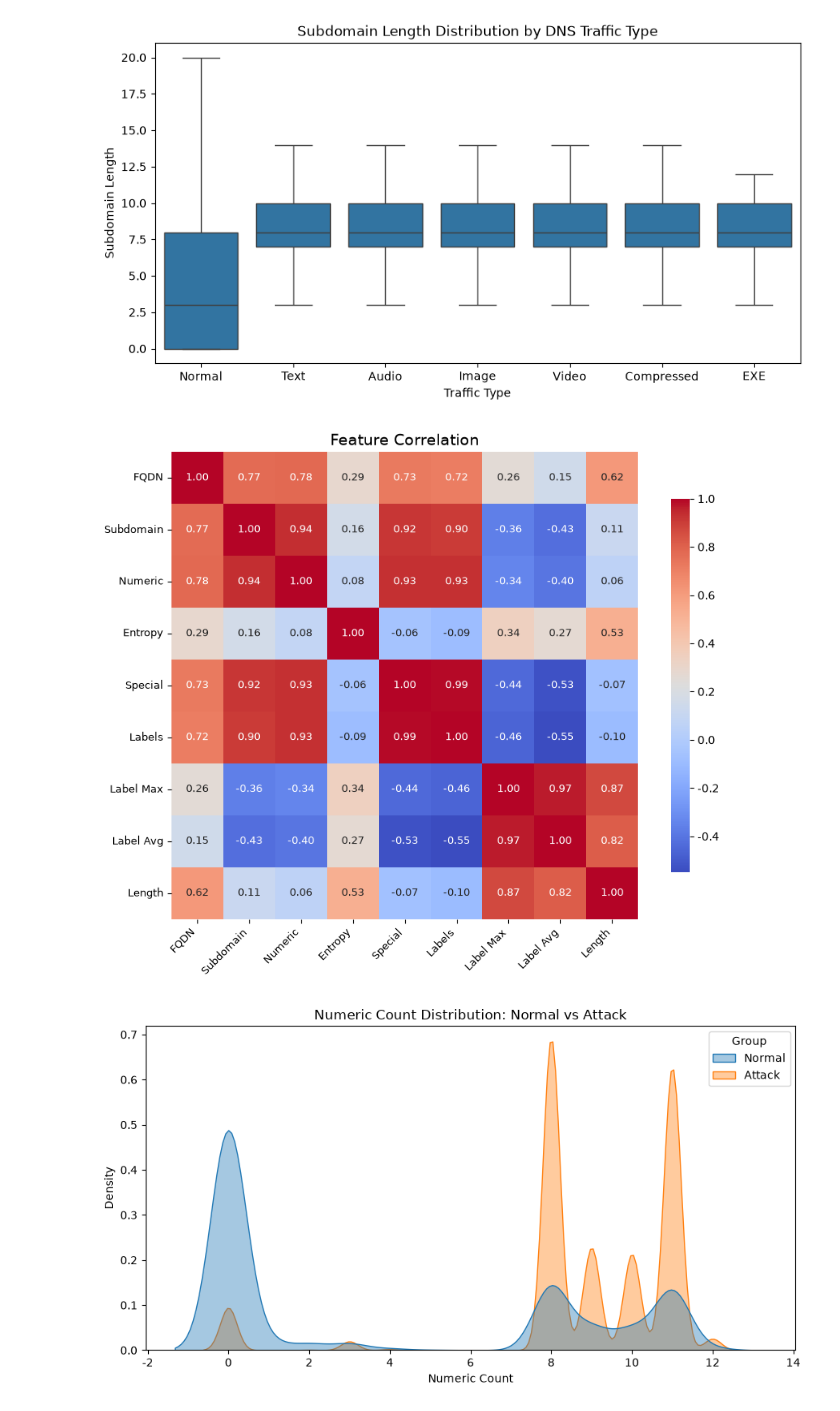
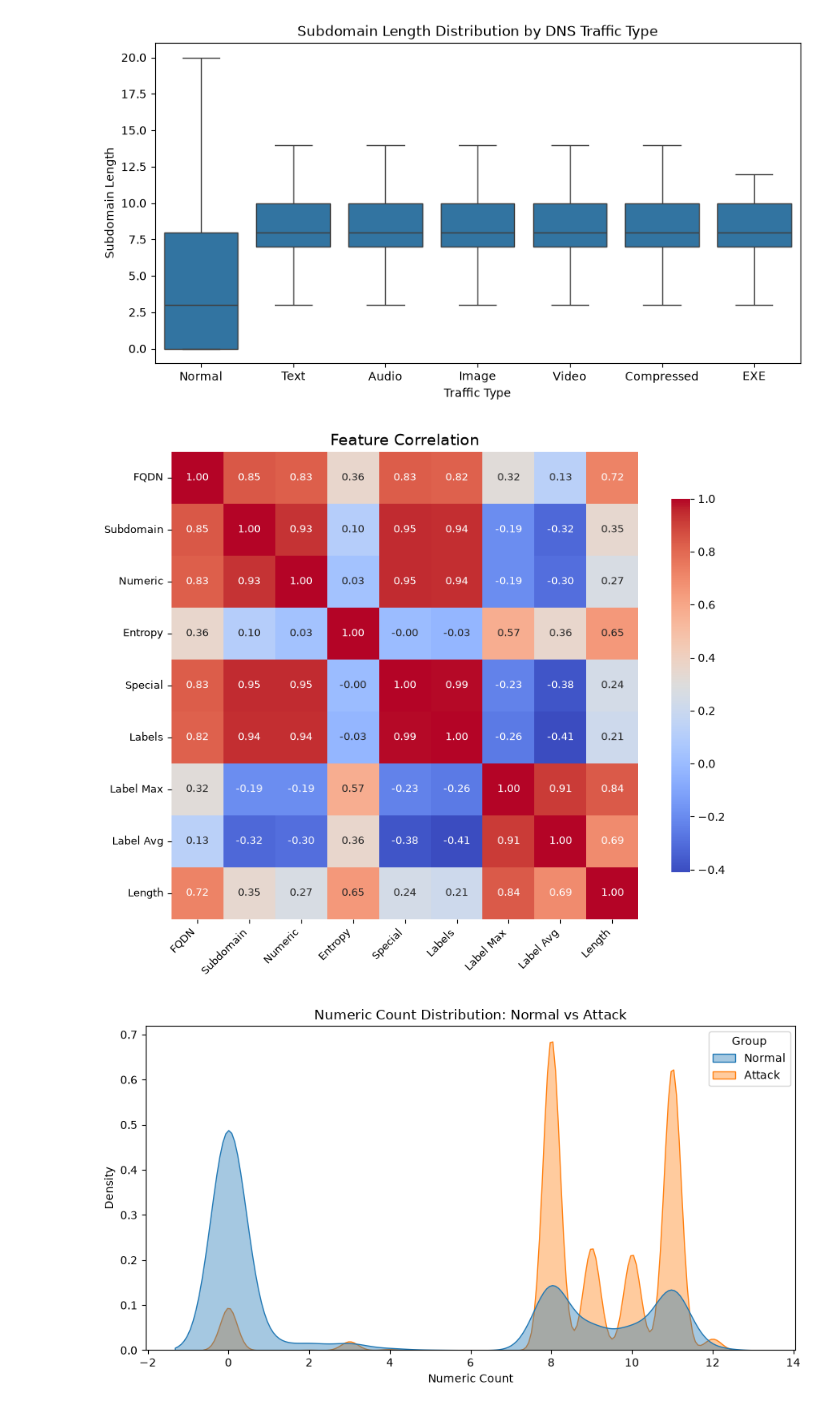
Before and after one commit to dlrjsdud332-pixel/dns-malicious-detection, a Jupyter notebook: notebooks/CIC-Bell-DNS-EXF-2021_DNS_Security_EDA.ipynb, the cells around one changed output. Cells and saved outputs as stored; diff of their text form; code cells hidden in the pictures.

```diff
--- a/notebooks/CIC-Bell-DNS-EXF-2021_DNS_Security_EDA.ipynb
+++ b/notebooks/CIC-Bell-DNS-EXF-2021_DNS_Security_EDA.ipynb
@@ -37,9 +37,16 @@ attack_files = {
     "EXE": "../data/Attack_heavy_Benign/Attacks/stateless_features-heavy_exe.pcap.csv"
 }
 
+
+benign_path = "../data/Benign/stateless_features-benign_1.pcap.csv"
+benign = pd.read_csv(benign_path)
+
 numeric_data = {
     "Normal": benign["numeric"].mean()
 }
+
+benign_path = "../data/Benign/stateless_features-benign_1.pcap.csv"
+benign = pd.read_csv(benign_path)
 
 for attack_type, file_path in attack_files.items():
     df = pd.read_csv(file_path)
@@ -143,6 +154,18 @@ plt.show()
 # %% [output]
 [figure]
 # %%
+features = [
+    "FQDN_count",
+    "subdomain_length",
+    "numeric",
+    "entropy",
+    "special",
+    "labels",
+    "labels_max",
+    "labels_average",
+    "len"
+]
+
 short_labels = {
     "FQDN_count": "FQDN",
     "subdomain_length": "Subdomain",
@@ -152,34 +175,41 @@ short_labels = {
     "labels": "Labels",
     "labels_max": "Label Max",
     "labels_average": "Label Avg",
     "len": "Length"
 }
+
+corr_matrix = benign[features].corr()
 
 corr_short = corr_matrix.rename(
     index=short_labels,
     columns=short_labels
 )
 
 plt.figure(figsize=(9, 7))
 
 sns.heatmap(
     corr_short,
     annot=True,
     fmt=".2f",
     cmap="coolwarm",
     square=True,
     annot_kws={"size": 9},
     cbar_kws={"shrink": 0.8}
 )
 
 plt.title("Feature Correlation", fontsize=14)
 plt.xticks(rotation=45, ha="right", fontsize=9)
 plt.yticks(rotation=0, fontsize=9)
 
 plt.tight_layout()
+plt.savefig(
+    "../results/images/correlation_heatmap.png",
+    dpi=300,
+    bbox_inches="tight"
+)
 plt.show()
 # %% [output]
-[figure, old version]
+[figure, new version]
 # %%
 distribution_df = combined_df.copy()
 
```
Also changed, not shown: parts of 3 cells of this notebook, 12 other files.
